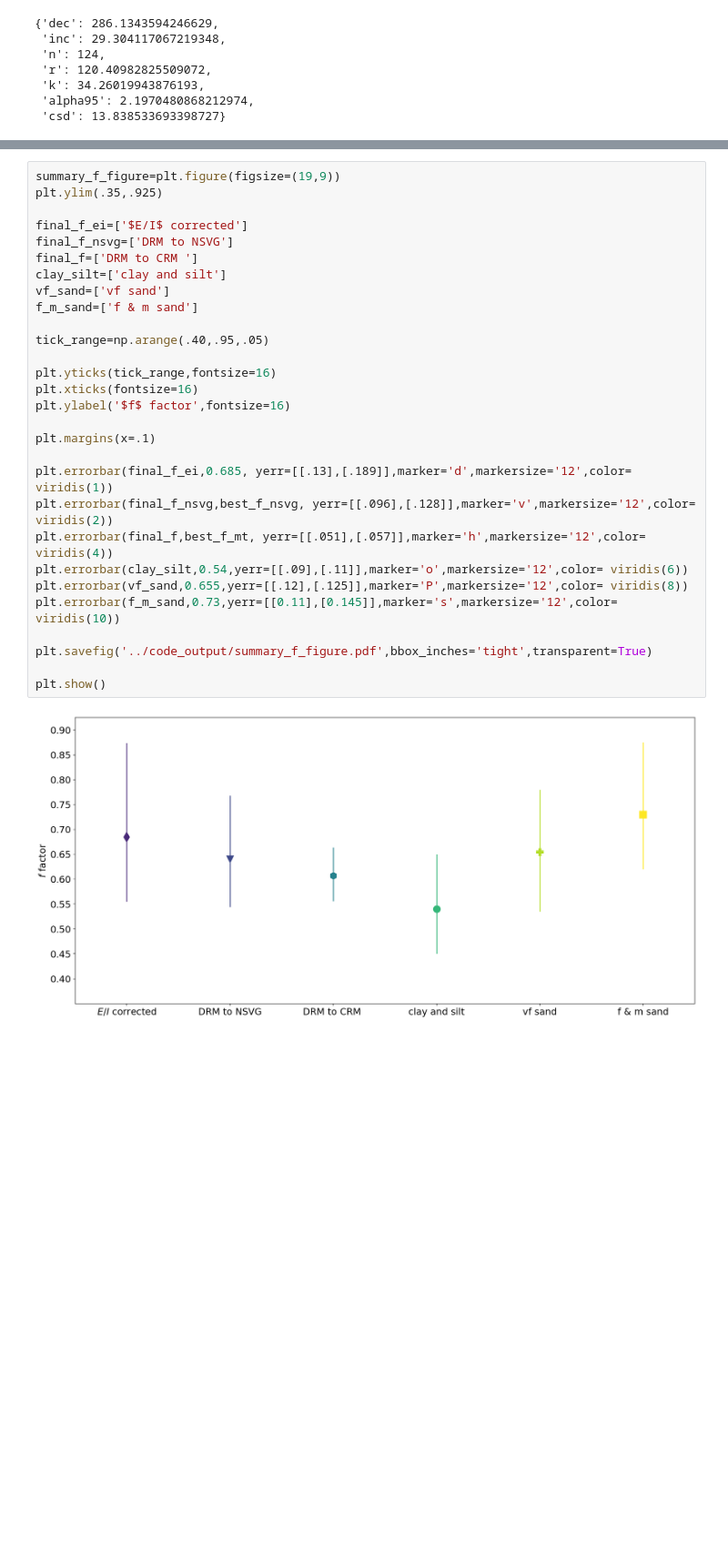
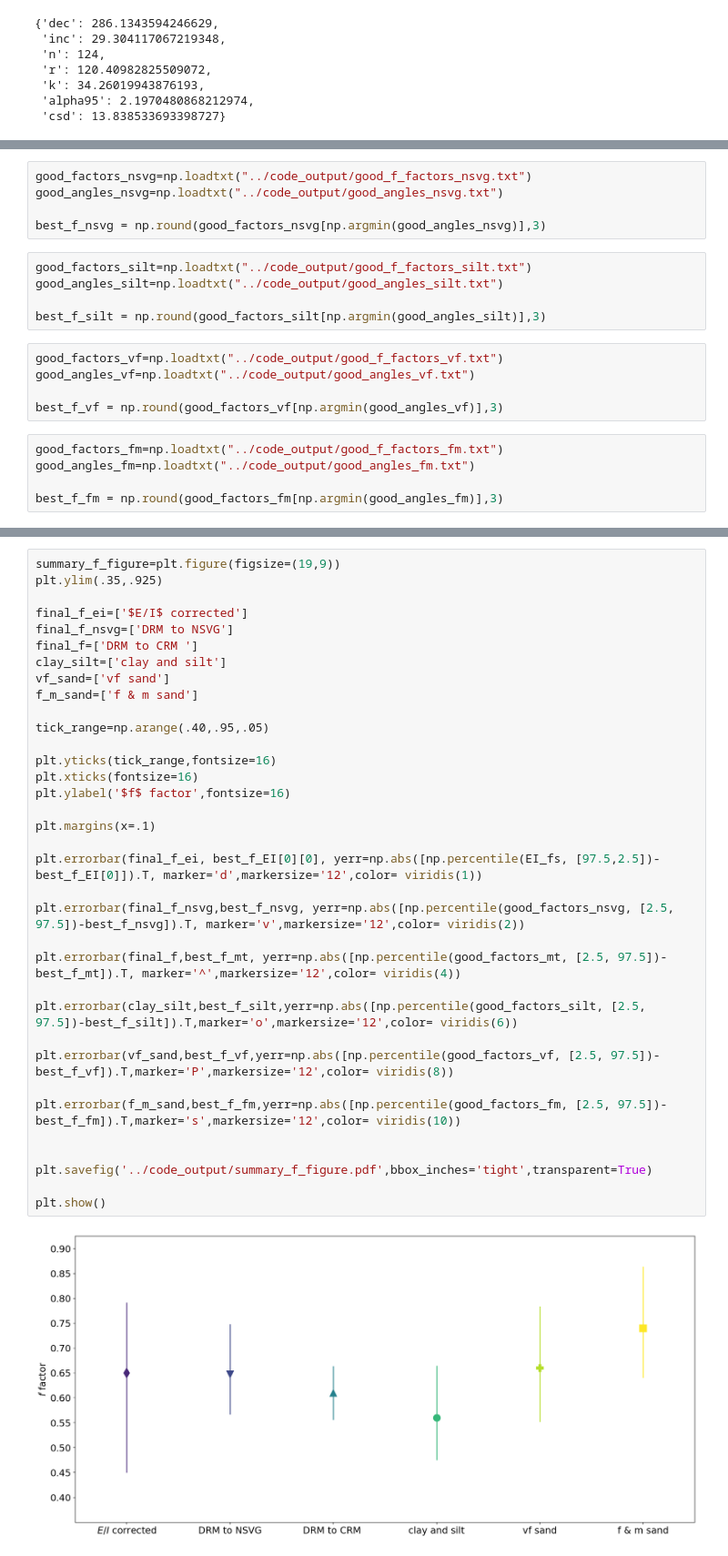
Before and after one commit to Swanson-Hysell-Group/Inclination_Shallowing, a Jupyter notebook: code/Notebooks/Cutface_pmag.ipynb, the cells around one changed output, grey strips where cells are left out. Shown at 91% size. Drawn from its saved outputs; the diff is of its cells as text; blank space fills up the shorter version.

```diff
--- a/code/Notebooks/Cutface_pmag.ipynb
+++ b/code/Notebooks/Cutface_pmag.ipynb
@@ -913,0 +938,20 @@ plt.show()
+# %%
+good_factors_nsvg=np.loadtxt("../code_output/good_f_factors_nsvg.txt")
+good_angles_nsvg=np.loadtxt("../code_output/good_angles_nsvg.txt")
+
+best_f_nsvg = np.round(good_factors_nsvg[np.argmin(good_angles_nsvg)],3)
+# %%
+good_factors_silt=np.loadtxt("../code_output/good_f_factors_silt.txt")
+good_angles_silt=np.loadtxt("../code_output/good_angles_silt.txt")
+
+best_f_silt = np.round(good_factors_silt[np.argmin(good_angles_silt)],3)
+# %%
+good_factors_vf=np.loadtxt("../code_output/good_f_factors_vf.txt")
+good_angles_vf=np.loadtxt("../code_output/good_angles_vf.txt")
+
+best_f_vf = np.round(good_factors_vf[np.argmin(good_angles_vf)],3)
+# %%
+good_factors_fm=np.loadtxt("../code_output/good_f_factors_fm.txt")
+good_angles_fm=np.loadtxt("../code_output/good_angles_fm.txt")
+
+best_f_fm = np.round(good_factors_fm[np.argmin(good_angles_fm)],3)
@@ -914,31 +962,37 @@ plt.show()
 # %%
 summary_f_figure=plt.figure(figsize=(19,9))
 plt.ylim(.35,.925)
 
 final_f_ei=['$E/I$ corrected']
 final_f_nsvg=['DRM to NSVG']
 final_f=['DRM to CRM ']
 clay_silt=['clay and silt']
 vf_sand=['vf sand']
 f_m_sand=['f & m sand']
 
 tick_range=np.arange(.40,.95,.05)
 
 plt.yticks(tick_range,fontsize=16)
 plt.xticks(fontsize=16)
 plt.ylabel('$f$ factor',fontsize=16)
 
 plt.margins(x=.1)
 
-plt.errorbar(final_f_ei,0.685, yerr=[[.13],[.189]],marker='d',markersize='12',color= viridis(1))
-plt.errorbar(final_f_nsvg,best_f_nsvg, yerr=[[.096],[.128]],marker='v',markersize='12',color= viridis(2))
-plt.errorbar(final_f,best_f_mt, yerr=[[.051],[.057]],marker='h',markersize='12',color= viridis(4))
-plt.errorbar(clay_silt,0.54,yerr=[[.09],[.11]],marker='o',markersize='12',color= viridis(6))
-plt.errorbar(vf_sand,0.655,yerr=[[.12],[.125]],marker='P',markersize='12',color= viridis(8))
-plt.errorbar(f_m_sand,0.73,yerr=[[0.11],[0.145]],marker='s',markersize='12',color= viridis(10))
+plt.errorbar(final_f_ei, best_f_EI[0][0], yerr=np.abs([np.percentile(EI_fs, [97.5,2.5])-best_f_EI[0]]).T, marker='d',markersize='12',color= viridis(1))
+
+plt.errorbar(final_f_nsvg,best_f_nsvg, yerr=np.abs([np.percentile(good_factors_nsvg, [2.5, 97.5])-best_f_nsvg]).T, marker='v',markersize='12',color= viridis(2))
+
+plt.errorbar(final_f,best_f_mt, yerr=np.abs([np.percentile(good_factors_mt, [2.5, 97.5])-best_f_mt]).T, marker='^',markersize='12',color= viridis(4))
+
+plt.errorbar(clay_silt,best_f_silt,yerr=np.abs([np.percentile(good_factors_silt, [2.5, 97.5])-best_f_silt]).T,marker='o',markersize='12',color= viridis(6))
+
+plt.errorbar(vf_sand,best_f_vf,yerr=np.abs([np.percentile(good_factors_vf, [2.5, 97.5])-best_f_vf]).T,marker='P',markersize='12',color= viridis(8))
+
+plt.errorbar(f_m_sand,best_f_fm,yerr=np.abs([np.percentile(good_factors_fm, [2.5, 97.5])-best_f_fm]).T,marker='s',markersize='12',color= viridis(10))
+
 
 plt.savefig('../code_output/summary_f_figure.pdf',bbox_inches='tight',transparent=True)
 
 plt.show()
 # %% [output]
-[figure, old version]
+[figure, new version]
```
Also changed, not shown: parts of 19 cells of this notebook, 11 other files.
